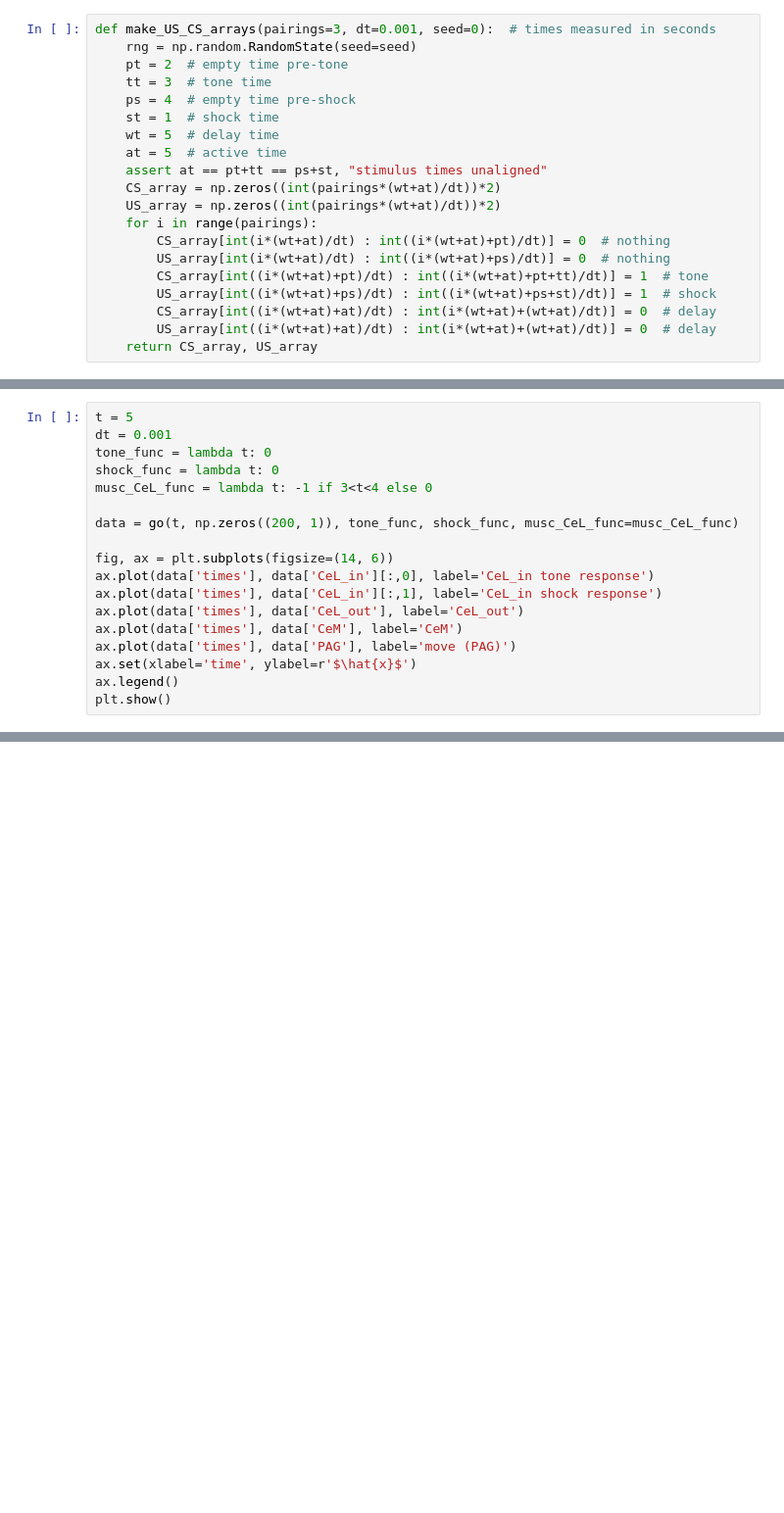
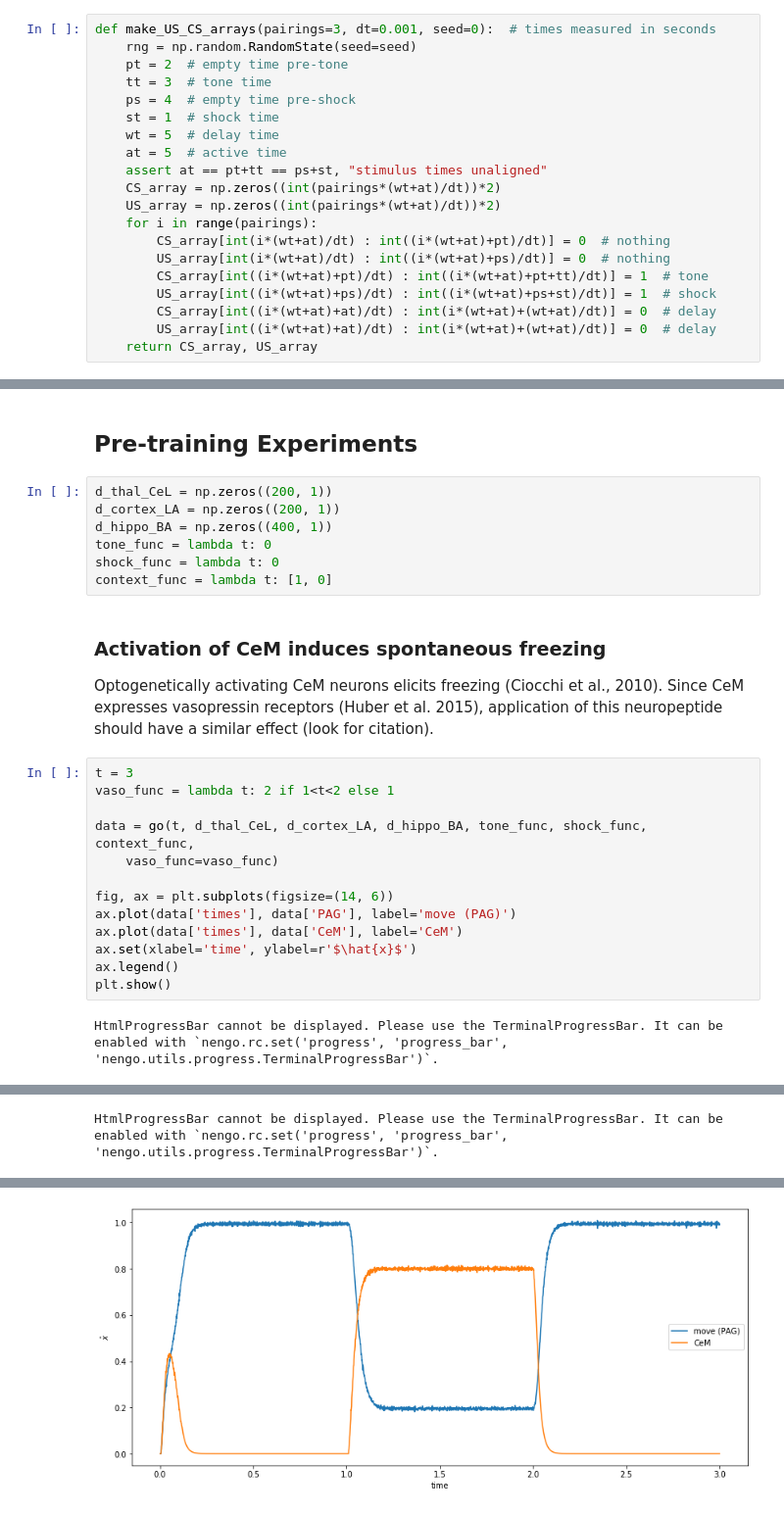
Before and after one commit to psipeter/anatomical_amygdala, a Jupyter notebook: amygdala.ipynb, the cells around one changed output, grey strips where cells are left out. Shown at 98% size. Cells and saved outputs as stored; diff of their text form; blank space fills up the shorter version.

Commit message:
added basal amygdala and context conditioning; rebalancing parameters for various tests

```diff
--- a/amygdala.ipynb
+++ b/amygdala.ipynb
@@ -154,18 +27,0 @@ HtmlProgressBar cannot be displayed. Please use the TerminalProgressBar. It can
-# %%
-t = 5
-dt = 0.001
-tone_func = lambda t: 0
-shock_func = lambda t: 0
-musc_CeL_func = lambda t: -1 if 3<t<4 else 0
-
-data = go(t, np.zeros((200, 1)), tone_func, shock_func, musc_CeL_func=musc_CeL_func)
-
-fig, ax = plt.subplots(figsize=(14, 6))
-ax.plot(data['times'], data['CeL_in'][:,0], label='CeL_in tone response')
-ax.plot(data['times'], data['CeL_in'][:,1], label='CeL_in shock response')
-ax.plot(data['times'], data['CeL_out'], label='CeL_out')
-ax.plot(data['times'], data['CeM'], label='CeM')
-ax.plot(data['times'], data['PAG'], label='move (PAG)')
-ax.set(xlabel='time', ylabel=r'$\hat{x}$')
-ax.legend()
-plt.show()
@@ -642,0 +167,27 @@ plt.show()
+# %% [markdown]
+## Pre-training Experiments
+# %%
+d_thal_CeL = np.zeros((200, 1))
+d_cortex_LA = np.zeros((200, 1))
+d_hippo_BA = np.zeros((400, 1))
+tone_func = lambda t: 0
+shock_func = lambda t: 0
+context_func = lambda t: [1, 0]
+# %% [markdown]
+### Activation of CeM induces spontaneous freezing
+Optogenetically activating CeM neurons elicits freezing (Ciocchi et al., 2010). Since CeM expresses vasopressin receptors (Huber et al. 2015), application of this neuropeptide should have a similar effect (look for citation).
+# %%
+t = 3
+vaso_func = lambda t: 2 if 1<t<2 else 1
+
+data = go(t, d_thal_CeL, d_cortex_LA, d_hippo_BA, tone_func, shock_func, context_func,
+    vaso_func=vaso_func)
+
+fig, ax = plt.subplots(figsize=(14, 6))
+ax.plot(data['times'], data['PAG'], label='move (PAG)')
+ax.plot(data['times'], data['CeM'], label='CeM')
+ax.set(xlabel='time', ylabel=r'$\hat{x}$')
+ax.legend()
+plt.show()
+# %% [output]
+HtmlProgressBar cannot be displayed. Please use the TerminalProgressBar. It can be enabled with `nengo.rc.set('progress', 'progress_bar', 'nengo.utils.progress.TerminalProgressBar')`.
@@ -642,0 +195 @@ plt.show()
+HtmlProgressBar cannot be displayed. Please use the TerminalProgressBar. It can be enabled with `nengo.rc.set('progress', 'progress_bar', 'nengo.utils.progress.TerminalProgressBar')`.
@@ -642,0 +197 @@ plt.show()
+[figure, added]
```
Also changed, not shown: parts of 44 cells of this notebook.
